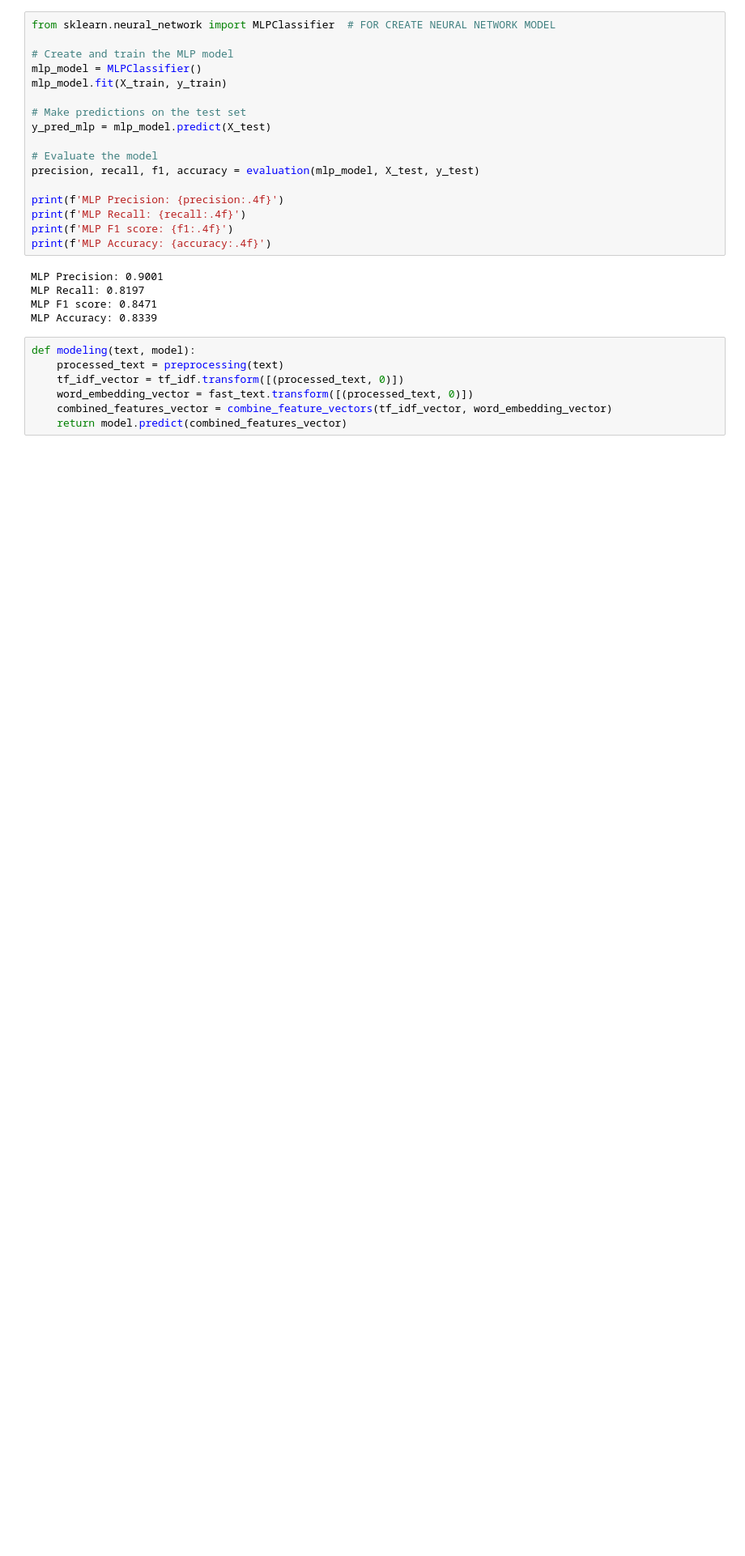
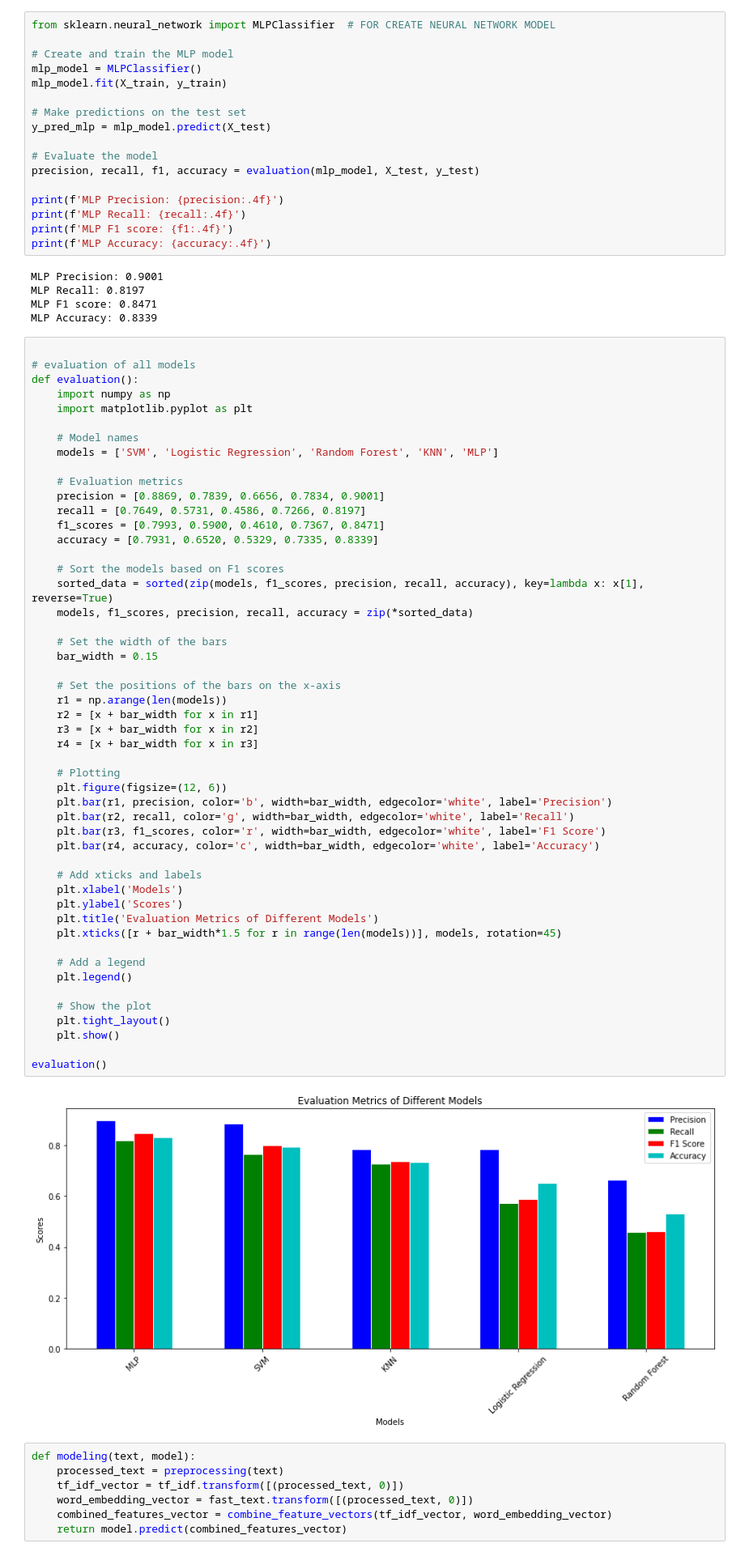
Before and after one commit to SwAt1563/nlp-authorship-analysis, a Jupyter notebook: Main.ipynb, the cells around one changed output. Shown at 81% size. Cells and saved outputs as stored; diff of their text form; blank space fills up the shorter version.

Commit message:
evaluation of all models

```diff
--- a/Main.ipynb
+++ b/Main.ipynb
@@ -593,6 +593,58 @@ MLP Precision: 0.9001
 MLP Recall: 0.8197
 MLP F1 score: 0.8471
 MLP Accuracy: 0.8339
+# %%
+
+# evaluation of all models
+def evaluation():
+    import numpy as np
+    import matplotlib.pyplot as plt
+
+    # Model names
+    models = ['SVM', 'Logistic Regression', 'Random Forest', 'KNN', 'MLP']
+
+    # Evaluation metrics
+    precision = [0.8869, 0.7839, 0.6656, 0.7834, 0.9001]
+    recall = [0.7649, 0.5731, 0.4586, 0.7266, 0.8197]
+    f1_scores = [0.7993, 0.5900, 0.4610, 0.7367, 0.8471]
+    accuracy = [0.7931, 0.6520, 0.5329, 0.7335, 0.8339]
+
+    # Sort the models based on F1 scores
+    sorted_data = sorted(zip(models, f1_scores, precision, recall, accuracy), key=lambda x: x[1], reverse=True)
+    models, f1_scores, precision, recall, accuracy = zip(*sorted_data)
+
+    # Set the width of the bars
+    bar_width = 0.15
+
+    # Set the positions of the bars on the x-axis
+    r1 = np.arange(len(models))
+    r2 = [x + bar_width for x in r1]
+    r3 = [x + bar_width for x in r2]
+    r4 = [x + bar_width for x in r3]
+
+    # Plotting
+    plt.figure(figsize=(12, 6))
+    plt.bar(r1, precision, color='b', width=bar_width, edgecolor='white', label='Precision')
+    plt.bar(r2, recall, color='g', width=bar_width, edgecolor='white', label='Recall')
+    plt.bar(r3, f1_scores, color='r', width=bar_width, edgecolor='white', label='F1 Score')
+    plt.bar(r4, accuracy, color='c', width=bar_width, edgecolor='white', label='Accuracy')
+
+    # Add xticks and labels
+    plt.xlabel('Models')
+    plt.ylabel('Scores')
+    plt.title('Evaluation Metrics of Different Models')
+    plt.xticks([r + bar_width*1.5 for r in range(len(models))], models, rotation=45)
+
+    # Add a legend
+    plt.legend()
+
+    # Show the plot
+    plt.tight_layout()
+    plt.show()
+
+evaluation()
+# %% [output]
+[figure, added]
 # %%
 def modeling(text, model):
     processed_text = preprocessing(text)
```
